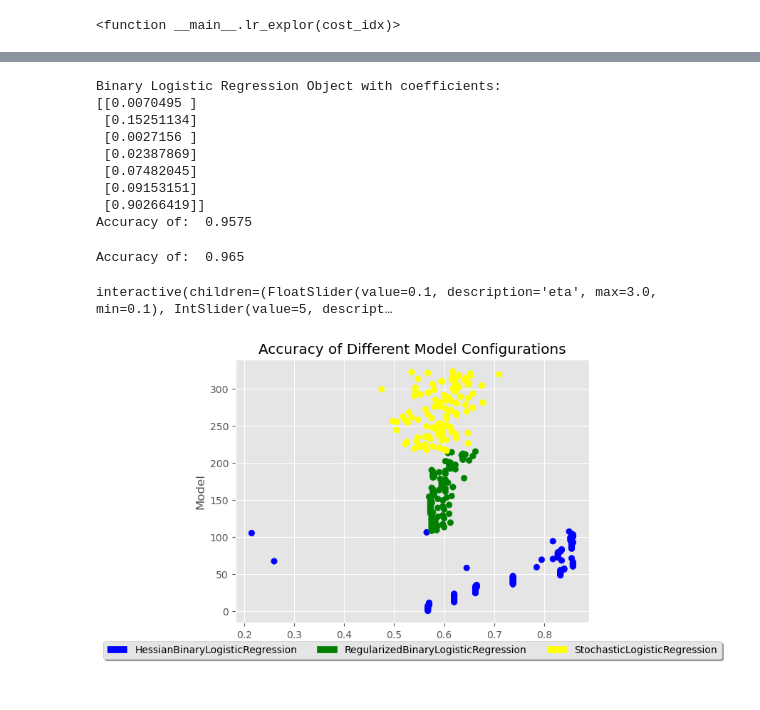
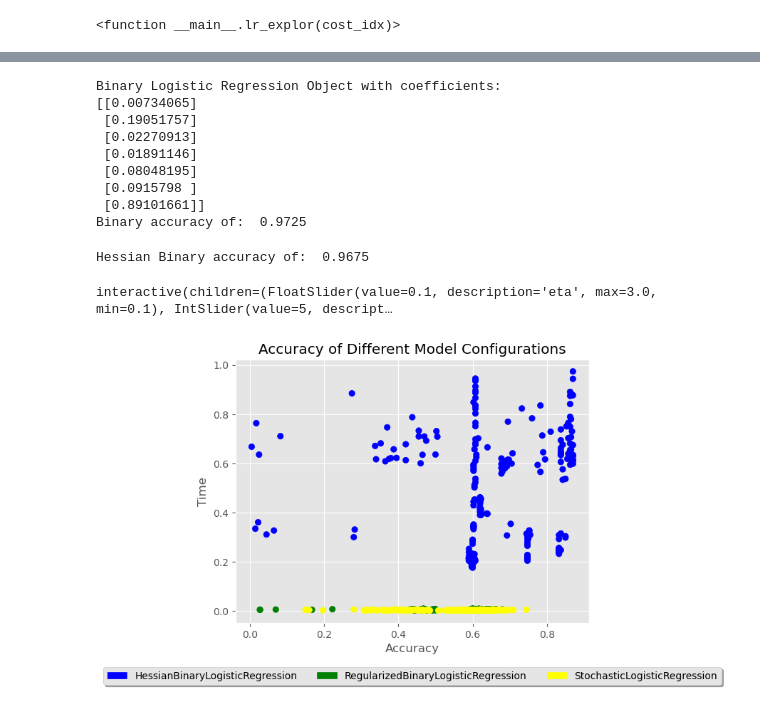
Before and after one commit to ephraim888sun/ML7324_Extending_-Logistic_Regression, a Jupyter notebook: LogisticRegressionProj3.ipynb, the cells around one changed output, grey strips where cells are left out. Drawn from its saved outputs; the diff is of its cells as text; code cells hidden in the pictures.

```diff
--- a/LogisticRegressionProj3.ipynb
+++ b/LogisticRegressionProj3.ipynb
@@ -331,3 +351,7 @@ class LogisticRegression:
 
     def predict(self,X):
         return self.unique_[np.argmax(self.predict_proba(X),axis=1)] # take argmax along row
+    #used for cross_val_score
+    def score(self, X, y):
+        y_pred = self.predict(X)
+        return np.mean(y_pred == y)
@@ -644,17 +682,17 @@ slr.fit(X_train_binary,y_train_binary)
 
 yhat = slr.predict(X_test_binary)
 print(slr)
-print('Accuracy of: ',accuracy_score(y_test_binary,yhat))
+print('Binary accuracy of: ',accuracy_score(y_test_binary,yhat))
 # %% [output]
 Binary Logistic Regression Object with coefficients:
-[[0.0070495 ]
- [0.15251134]
- [0.0027156 ]
- [0.02387869]
- [0.07482045]
- [0.09153151]
- [0.90266419]]
-Accuracy of:  0.9575
+[[0.00734065]
+ [0.19051757]
+ [0.02270913]
+ [0.01891146]
+ [0.08048195]
+ [0.0915798 ]
+ [0.89101661]]
+Binary accuracy of:  0.9725
 # %%
 # %%time
 from numpy.linalg import pinv
@@ -691,9 +729,9 @@ hlr = HessianBinaryLogisticRegression(eta=.1,iterations=1,C=4,regularization='L1
 hlr.fit(X_train_binary, y_train_binary)
 yhat = hlr.predict(X_test_binary)
 # print(hlr)
-print('Accuracy of: ', accuracy_score(y_test_binary, yhat))
+print('Hessian Binary accuracy of: ', accuracy_score(y_test_binary, yhat))
 # %% [output]
-Accuracy of:  0.965
+Hessian Binary accuracy of:  0.9675
 # %%
 # allow for the user to specify the algorithm they want to solver the binary case
 from matplotlib.patches import Patch
@@ -744,16 +782,16 @@ class MultiClassLogisticRegression:
         return self.unique_[np.argmax(self.predict_proba(X),axis=1)] # take argmax along row
 # %%
 from sklearn.metrics import accuracy_score
+import time
 f1Name = 'ram'
 f2Name = 'px_height'
 feature1 = list(df.columns).index(f1Name)
 feature2 = list(df.columns).index(f2Name)
 # Define the parameter grid
 param_grid = {
-    'eta': [0.1, 0.5, 1.0],
+    'eta': [0.05,0.1, 0.5, 1.0],
     'iterations': [5, 10, 15],
-    'C': [0.001, 0.01, 0.1],
-    # 'solver': [BFGSBinaryLogisticRegression,HessianBinaryLogisticRegression, RegularizedBinaryLogisticRegression, StochasticLogisticRegression],
+    'C': [0.001, 0.01, 0.1, 1,2],
     'solver': [HessianBinaryLogisticRegression, RegularizedBinaryLogisticRegression, StochasticLogisticRegression],
     'regularization': ["none", "L1", "L2", "L1L2"]
 }
@@ -765,6 +803,7 @@ Cs = []
 iterations = []
 etas = []
 accuracies = []
+times = []
 
 # Loop over the parameter grid
 for solver in param_grid['solver']:
@@ -773,9 +812,11 @@ for solver in param_grid['solver']:
             for C in param_grid['C']:
                 for regularization in param_grid['regularization']:
                     # Initialize and train the model
+                    start_time = time.time()  # Record the start time
                     lr = MultiClassLogisticRegression(eta=eta, iterations=iteration, C=C, solver=solver, regularization=regularization)
                     lr.fit(X_train, y_train)
-
+                    end_time = time.time()  # Record the end time
+                    total_time = end_time - start_time
                     # Make predictions and calculate accuracy
                     yhat = lr.predict(X_test)
                     accuracy = accuracy_score(y_test, yhat)
@@ -787,6 +828,7 @@ for solver in param_grid['solver']:
                     iterations.append(iteration)
                     etas.append(eta)
                     accuracies.append(accuracy)
+                    times.append(total_time)
 # %%
 import ipywidgets as widgets
 from IPython.display import display
@@ -814,34 +859,34 @@ interactive(children=(FloatSlider(value=0.1, description='eta', max=3.0, min=0.1
 # %%
 # Define a dictionary that maps solver names to colors
 color_dict = {
     # 'BFGSBinaryLogisticRegression': 'red',
     'HessianBinaryLogisticRegression': 'blue',
     'RegularizedBinaryLogisticRegression': 'green',
     'StochasticLogisticRegression': 'yellow'
 }
 
 # Convert the solvers list into a list of colors
 colors = [color_dict[solver] for solver in solvers]
 
 # Create a scatter plot
-plt.scatter(accuracies, range(len(accuracies)), c=colors)
+plt.scatter(accuracies, times, c=colors)
 plt.xlabel('Accuracy')
-plt.ylabel('Model')
+plt.ylabel('Time')
 plt.title('Accuracy of Different Model Configurations')
 
 # Define the legend labels
 # legend_labels = [f'{solver}: {regularization}' for solver, regularization in zip(solvers, regularizations)]
 
 # # Create the legend
 # plt.legend(handles=plt.scatter([], [], c=colors), labels=legend_labels, loc='lower right')
 # Create a list of Patch objects for the legend
 legend_patches = [Patch(color=color_dict[solver], label=solver) for solver in color_dict.keys()]
 
 # Create the legend
 # plt.legend(handles=legend_patches, loc='lower left')
-plt.legend(handles=legend_patches, loc='upper center', bbox_to_anchor=(0.5, -0.05), fancybox=True, shadow=True, ncol=5)
+plt.legend(handles=legend_patches, loc='upper center', bbox_to_anchor=(0.5, -.15), fancybox=True, shadow=True, ncol=5)
 
 plt.show()
 # %% [output]
-[figure, old version]
+[figure, new version]
 # %%
```
Also changed, not shown: parts of 14 cells of this notebook.
